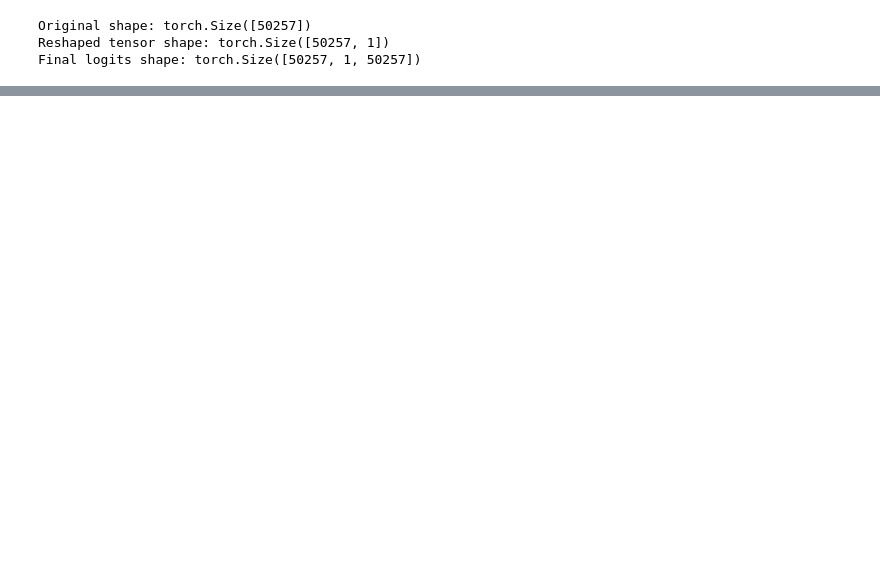
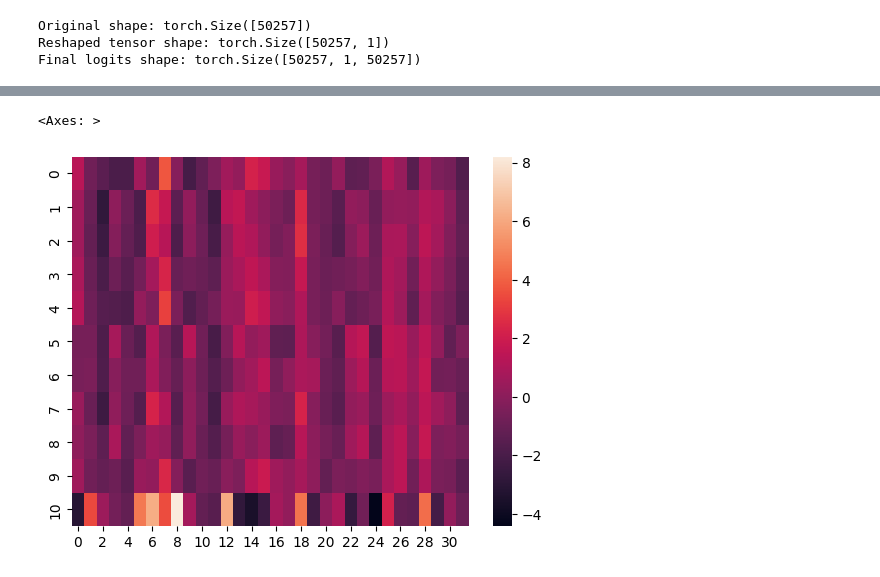
Before and after one commit to Yuralo/Mechanistic-Interpretability, a Jupyter notebook: exp-1/exp-1.ipynb, the cells around one changed output, grey strips where cells are left out. Saved outputs shown, nothing was run; the diff lists cells and outputs as text; code cells hidden in the pictures; blank space fills up the shorter version.

```diff
--- a/exp-1/exp-1.ipynb
+++ b/exp-1/exp-1.ipynb
@@ -414,0 +414,6 @@ The liquor this flip everywhere disturbed him in spite of October 22ndeness of t
+# %%
+# plt.figure(figsize=(10, 10))
+sns.heatmap(z_output.cpu().numpy().reshape(z_output.shape[0],z_output.shape[1], n_heads, d_head )[0, :, 10, :])
+# %% [output]
+<Axes: >
+[figure, added]
```
Also changed, not shown: parts of 14 cells of this notebook, 4 other files.
